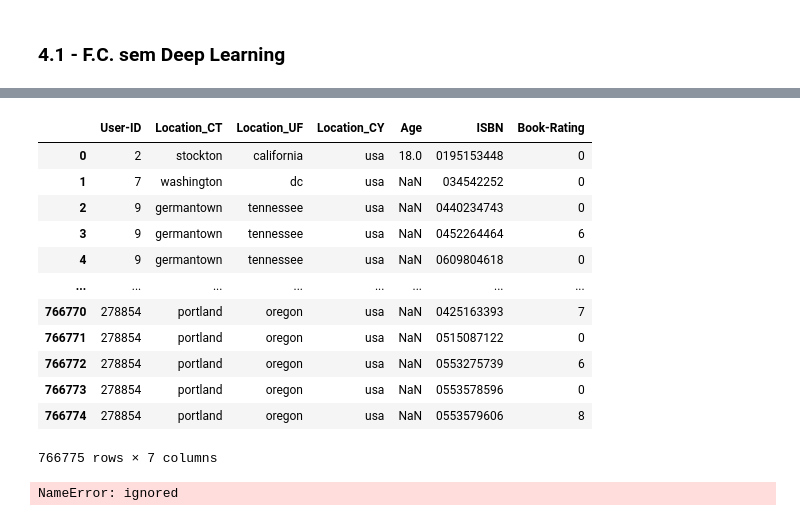
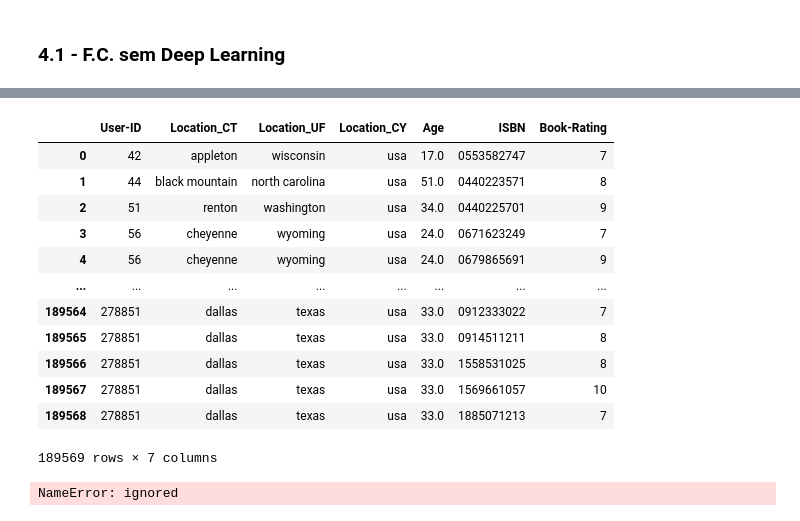
Before and after one commit to vivitc/deep-learning-books, a Jupyter notebook: Trabalho_DL_Books.ipynb, the cells around one changed output, grey strips where cells are left out. Drawn from its saved outputs; the diff is of its cells as text; code cells hidden in the pictures.

Commit message:
Using user from usa with age and ratings higher than 0

```diff
--- a/Trabalho_DL_Books.ipynb
+++ b/Trabalho_DL_Books.ipynb
@@ -402,0 +418,3 @@ df_users['Location_CY'] = df_users['Location_CY'].str.strip()
+# %%
+df_users = df_users.dropna(subset=['Age'])
+df_users
@@ -403,5 +435,6 @@ df_users['Location_CY'] = df_users['Location_CY'].str.strip()
 # %%
-df_users_usa = df_users[df_users['Location_CY'] == "usa"]
+import numpy as np
+df_users_usa = df_users[(df_users['Location_CY'] == "usa")]
 df_users_usa
 # %% [output]
 |  | User-ID | Location_CT | Location_UF | Location_CY | Age |
@@ -419,0 +453,3 @@ df_users_usa
+# %%
+df_book_rating_no_zero = df_book_rating[(df_book_rating['Book-Rating'] > 0)]
+df_book_rating_no_zero
@@ -420,20 +470,20 @@ df_users_usa
 # %%
-merged_user_book_rating_df = pd.merge(left=df_users_usa, right=df_book_rating, left_on='User-ID', right_on='User-ID')
+merged_user_book_rating_df = pd.merge(left=df_users_usa, right=df_book_rating_no_zero, left_on='User-ID', right_on='User-ID')
 merged_user_book_rating_df
 # %% [output]
 |  | User-ID | Location_CT | Location_UF | Location_CY | Age | ISBN | Book-Rating |
-| 0 | 2 | stockton | california | usa | 18.0 | 0195153448 | 0 |
-| 1 | 7 | washington | dc | usa | NaN | 034542252 | 0 |
-| 2 | 9 | germantown | tennessee | usa | NaN | 0440234743 | 0 |
-| 3 | 9 | germantown | tennessee | usa | NaN | 0452264464 | 6 |
-| 4 | 9 | germantown | tennessee | usa | NaN | 0609804618 | 0 |
+| 0 | 42 | appleton | wisconsin | usa | 17.0 | 0553582747 | 7 |
+| 1 | 44 | black mountain | north carolina | usa | 51.0 | 0440223571 | 8 |
+| 2 | 51 | renton | washington | usa | 34.0 | 0440225701 | 9 |
+| 3 | 56 | cheyenne | wyoming | usa | 24.0 | 0671623249 | 7 |
+| 4 | 56 | cheyenne | wyoming | usa | 24.0 | 0679865691 | 9 |
 | ... | ... | ... | ... | ... | ... | ... | ... |
-| 766770 | 278854 | portland | oregon | usa | NaN | 0425163393 | 7 |
-| 766771 | 278854 | portland | oregon | usa | NaN | 0515087122 | 0 |
-| 766772 | 278854 | portland | oregon | usa | NaN | 0553275739 | 6 |
-| 766773 | 278854 | portland | oregon | usa | NaN | 0553578596 | 0 |
-| 766774 | 278854 | portland | oregon | usa | NaN | 0553579606 | 8 |
+| 189564 | 278851 | dallas | texas | usa | 33.0 | 0912333022 | 7 |
+| 189565 | 278851 | dallas | texas | usa | 33.0 | 0914511211 | 8 |
+| 189566 | 278851 | dallas | texas | usa | 33.0 | 1558531025 | 8 |
+| 189567 | 278851 | dallas | texas | usa | 33.0 | 1569661057 | 10 |
+| 189568 | 278851 | dallas | texas | usa | 33.0 | 1885071213 | 7 |
-766775 rows × 7 columns
+189569 rows × 7 columns
 # %%
 user_books_matrix_df = merged_user_book_rating_df.pivot(index='User-ID',
                                                      columns='ISBN',
```
Also changed, not shown: parts of 4 cells of this notebook.
